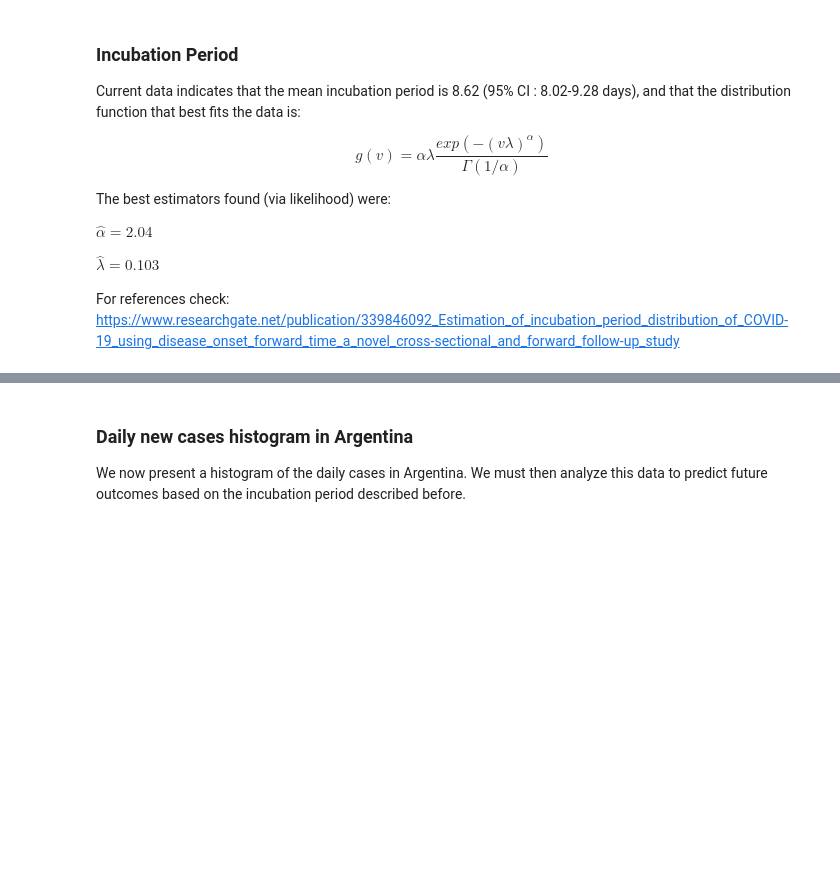
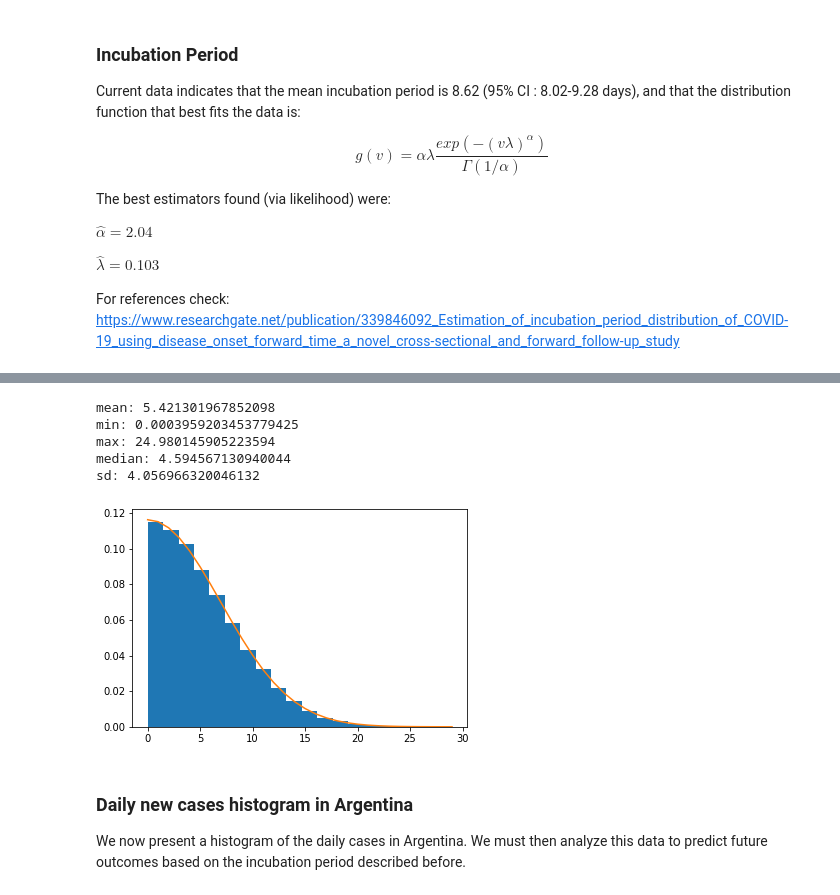
Before and after one commit to fiskker/argentina-covid-19, a Jupyter notebook: Argentina COVID-19 Stats.ipynb, the cells around one changed output, grey strips where cells are left out. Saved outputs shown, nothing was run; the diff lists cells and outputs as text; code cells hidden in the pictures; blank space fills up the shorter version.

```diff
--- a/Argentina COVID-19 Stats.ipynb
+++ b/Argentina COVID-19 Stats.ipynb
@@ -190,3 +190,35 @@ plt.plot(X, [g(x) for x in X]);
+# %%
+# accept-reject method
+def g_rvs(N):
+    samples = []
+    while(len(samples) < N):
+        u1 = np.random.uniform()
+        u2 = np.random.uniform(0, 25)
+
+        g_val = g(u2)
+        if(u1 <= g_val):
+            samples.append(u2)
+
+    return samples
+
+n = 50000
+samples = g_rvs(n)
+# %%
+plt.hist(samples, density = True, bins = 'sturges')
+plt.plot(X, [g(x) for x in X]);
+
+print("mean: " + str(np.mean(samples)))
+print("min: " + str(np.min(samples)))
+print("max: " + str(np.max(samples)))
+print("median: " + str(np.median(samples)))
+print("sd: " + str(np.std(samples)))
+# %% [output]
+mean: 5.421301967852098
+min: 0.0003959203453779425
+max: 24.980145905223594
+median: 4.594567130940044
+sd: 4.056966320046132
+[figure, added]
 # %% [markdown]
 ### Daily new cases histogram in Argentina
 
```
Also changed, not shown: parts of 4 cells of this notebook.
